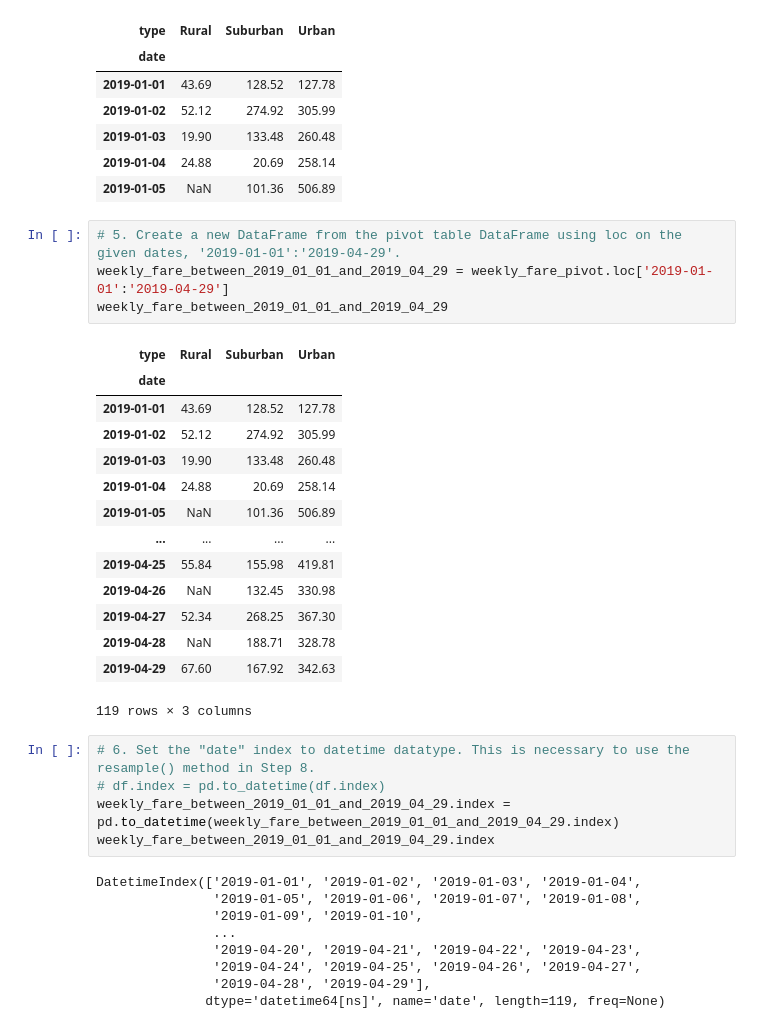
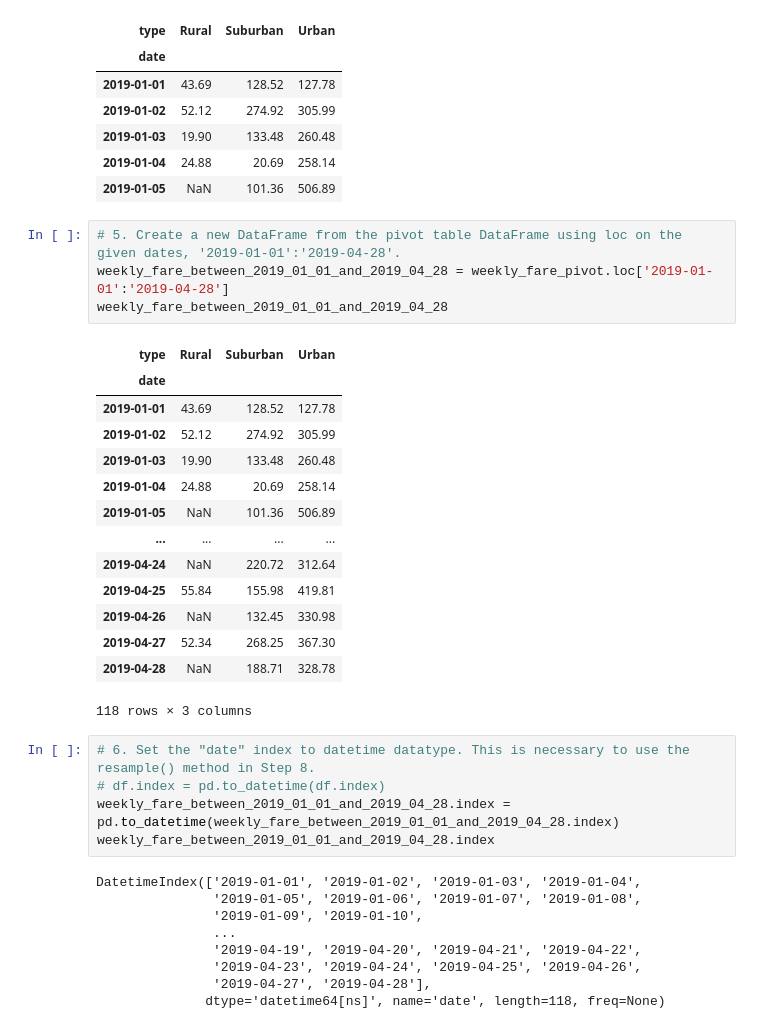
Before and after one commit to fareenamughal/PyBer_Analysis, a Jupyter notebook: PyBer_Challenge.ipynb, the cells around one changed output. Saved outputs shown, nothing was run; the diff lists cells and outputs as text.

```diff
--- a/PyBer_Challenge.ipynb
+++ b/PyBer_Challenge.ipynb
@@ -325,37 +325,37 @@ weekly_fare_pivot.head()
 | 2019-01-04 | 24.88 | 20.69 | 258.14 |
 | 2019-01-05 | NaN | 101.36 | 506.89 |
 # %%
-# 5. Create a new DataFrame from the pivot table DataFrame using loc on the given dates, '2019-01-01':'2019-04-29'.
-weekly_fare_between_2019_01_01_and_2019_04_29 = weekly_fare_pivot.loc['2019-01-01':'2019-04-29']
-weekly_fare_between_2019_01_01_and_2019_04_29
+# 5. Create a new DataFrame from the pivot table DataFrame using loc on the given dates, '2019-01-01':'2019-04-28'.
+weekly_fare_between_2019_01_01_and_2019_04_28 = weekly_fare_pivot.loc['2019-01-01':'2019-04-28']
+weekly_fare_between_2019_01_01_and_2019_04_28
 # %% [output]
 | type | Rural | Suburban | Urban |
 | date |  |  |  |
 | 2019-01-01 | 43.69 | 128.52 | 127.78 |
 | 2019-01-02 | 52.12 | 274.92 | 305.99 |
 | 2019-01-03 | 19.90 | 133.48 | 260.48 |
 | 2019-01-04 | 24.88 | 20.69 | 258.14 |
 | 2019-01-05 | NaN | 101.36 | 506.89 |
 | ... | ... | ... | ... |
+| 2019-04-24 | NaN | 220.72 | 312.64 |
 | 2019-04-25 | 55.84 | 155.98 | 419.81 |
 | 2019-04-26 | NaN | 132.45 | 330.98 |
 | 2019-04-27 | 52.34 | 268.25 | 367.30 |
 | 2019-04-28 | NaN | 188.71 | 328.78 |
-| 2019-04-29 | 67.60 | 167.92 | 342.63 |
-119 rows × 3 columns
+118 rows × 3 columns
 # %%
 # 6. Set the "date" index to datetime datatype. This is necessary to use the resample() method in Step 8.
 # df.index = pd.to_datetime(df.index)
-weekly_fare_between_2019_01_01_and_2019_04_29.index = pd.to_datetime(weekly_fare_between_2019_01_01_and_2019_04_29.index)
-weekly_fare_between_2019_01_01_and_2019_04_29.index
+weekly_fare_between_2019_01_01_and_2019_04_28.index = pd.to_datetime(weekly_fare_between_2019_01_01_and_2019_04_28.index)
+weekly_fare_between_2019_01_01_and_2019_04_28.index
 # %% [output]
 DatetimeIndex(['2019-01-01', '2019-01-02', '2019-01-03', '2019-01-04',
                '2019-01-05', '2019-01-06', '2019-01-07', '2019-01-08',
                '2019-01-09', '2019-01-10',
                ...
-               '2019-04-20', '2019-04-21', '2019-04-22', '2019-04-23',
-               '2019-04-24', '2019-04-25', '2019-04-26', '2019-04-27',
-               '2019-04-28', '2019-04-29'],
-              dtype='datetime64[ns]', name='date', length=119, freq=None)
+               '2019-04-19', '2019-04-20', '2019-04-21', '2019-04-22',
+               '2019-04-23', '2019-04-24', '2019-04-25', '2019-04-26',
+               '2019-04-27', '2019-04-28'],
+              dtype='datetime64[ns]', name='date', length=118, freq=None)
 # %%
 # 7. Check that the datatype for the index is datetime using df.info()
```
Also changed, not shown: parts of 5 cells of this notebook, 5 other files.
